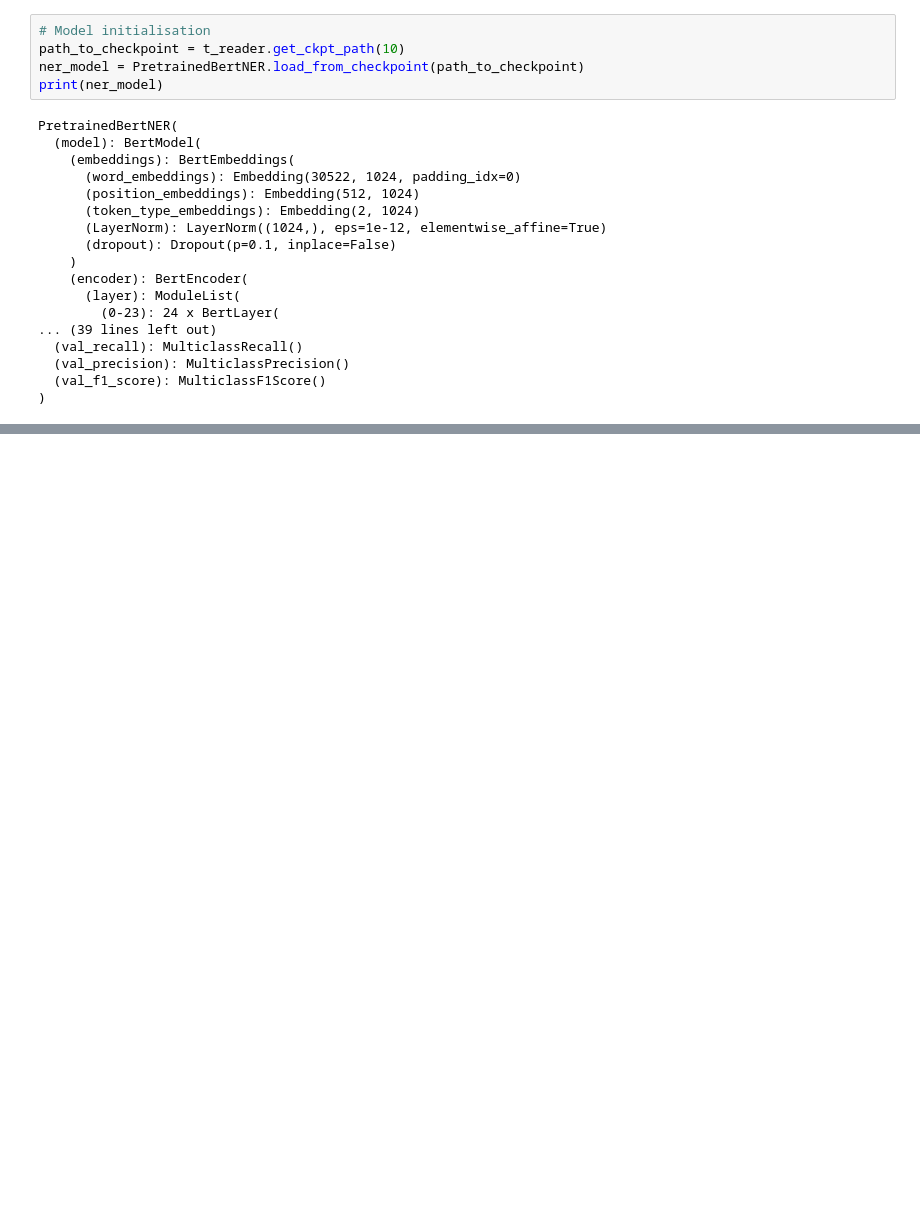
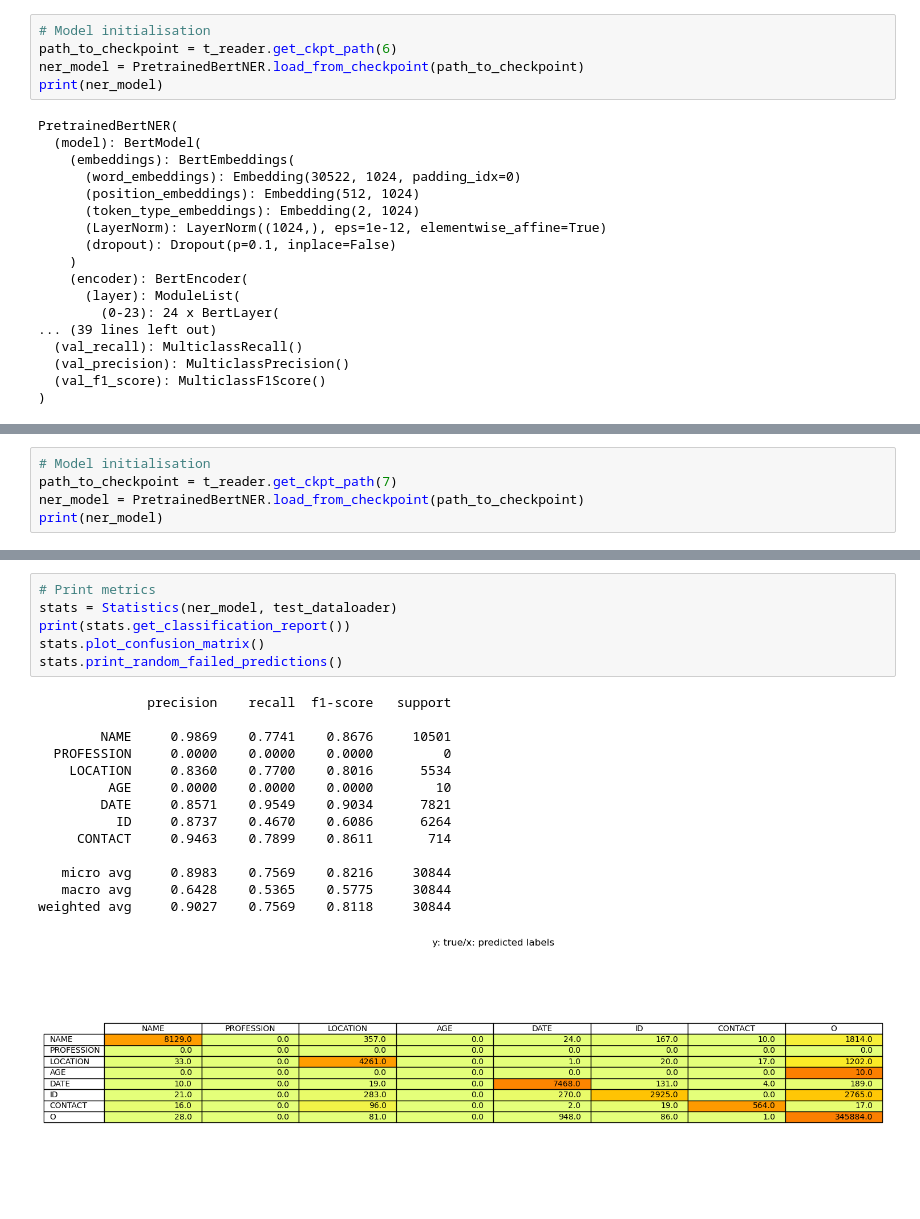
Before and after one commit to DmitryInd/UnstructuredTextAnonymization, a Jupyter notebook: inference_deid_gpt2.ipynb, the cells around one changed output, grey strips where cells are left out. Cells and saved outputs as stored; diff of their text form; blank space fills up the shorter version.

```diff
--- a/inference_deid_gpt2.ipynb
+++ b/inference_deid_gpt2.ipynb
@@ -215,6 +240,6 @@ Token indices sequence length is longer than the specified maximum sequence leng
 # %%
 # Model initialisation
-path_to_checkpoint = t_reader.get_ckpt_path(10)
+path_to_checkpoint = t_reader.get_ckpt_path(6)
 ner_model = PretrainedBertNER.load_from_checkpoint(path_to_checkpoint)
 print(ner_model)
 # %% [output]
@@ -361,0 +405,5 @@ _____ Record 115-04:-9 _____
+# %%
+# Model initialisation
+path_to_checkpoint = t_reader.get_ckpt_path(7)
+ner_model = PretrainedBertNER.load_from_checkpoint(path_to_checkpoint)
+print(ner_model)
@@ -361,0 +453,21 @@ _____ Record 115-04:-9 _____
+# %%
+# Print metrics
+stats = Statistics(ner_model, test_dataloader)
+print(stats.get_classification_report())
+stats.plot_confusion_matrix()
+stats.print_random_failed_predictions()
+# %% [output]
+              precision    recall  f1-score   support
+
+        NAME     0.9869    0.7741    0.8676     10501
+  PROFESSION     0.0000    0.0000    0.0000         0
+    LOCATION     0.8360    0.7700    0.8016      5534
+         AGE     0.0000    0.0000    0.0000        10
+        DATE     0.8571    0.9549    0.9034      7821
+          ID     0.8737    0.4670    0.6086      6264
+     CONTACT     0.9463    0.7899    0.8611       714
+
+   micro avg     0.8983    0.7569    0.8216     30844
+   macro avg     0.6428    0.5365    0.5775     30844
+weighted avg     0.9027    0.7569    0.8118     30844
+[figure, added]
```
Also changed, not shown: parts of 26 cells of this notebook, 13 other files.
